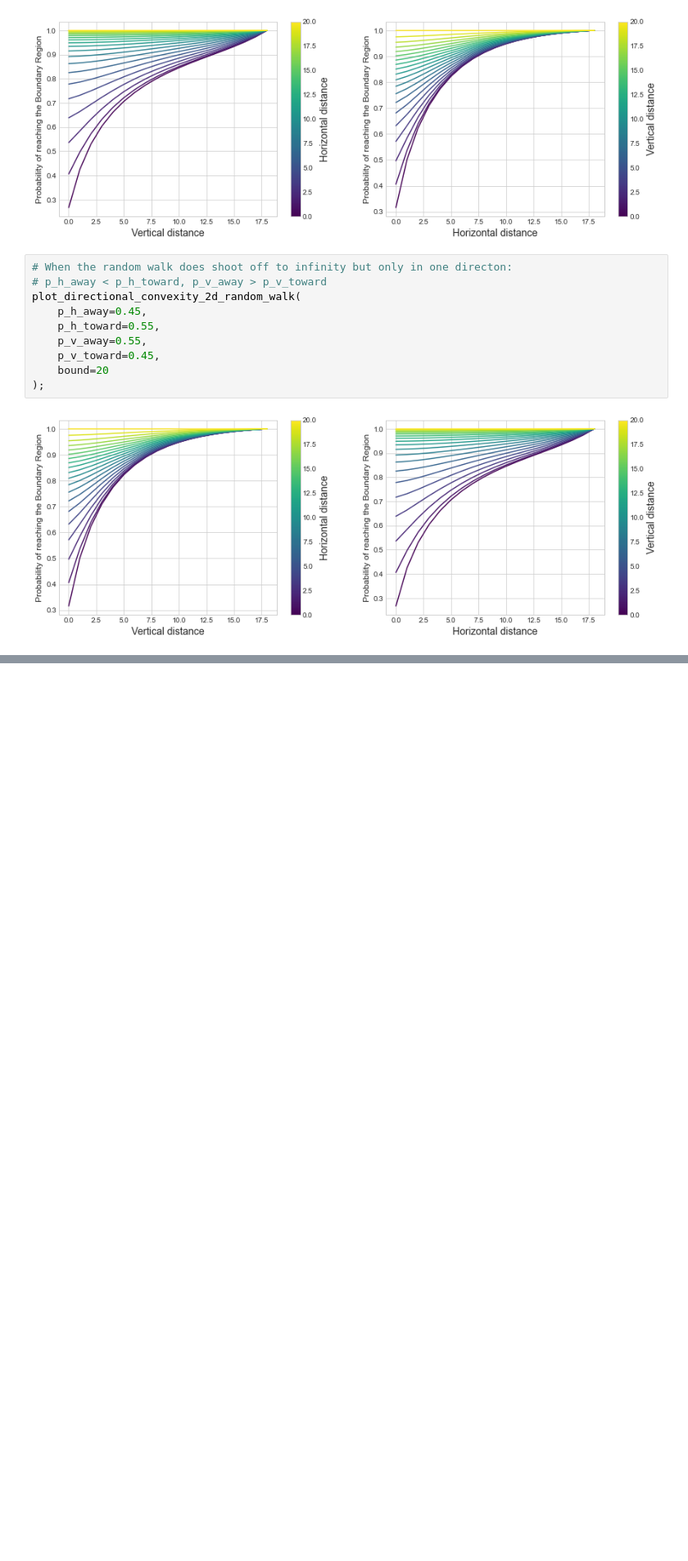
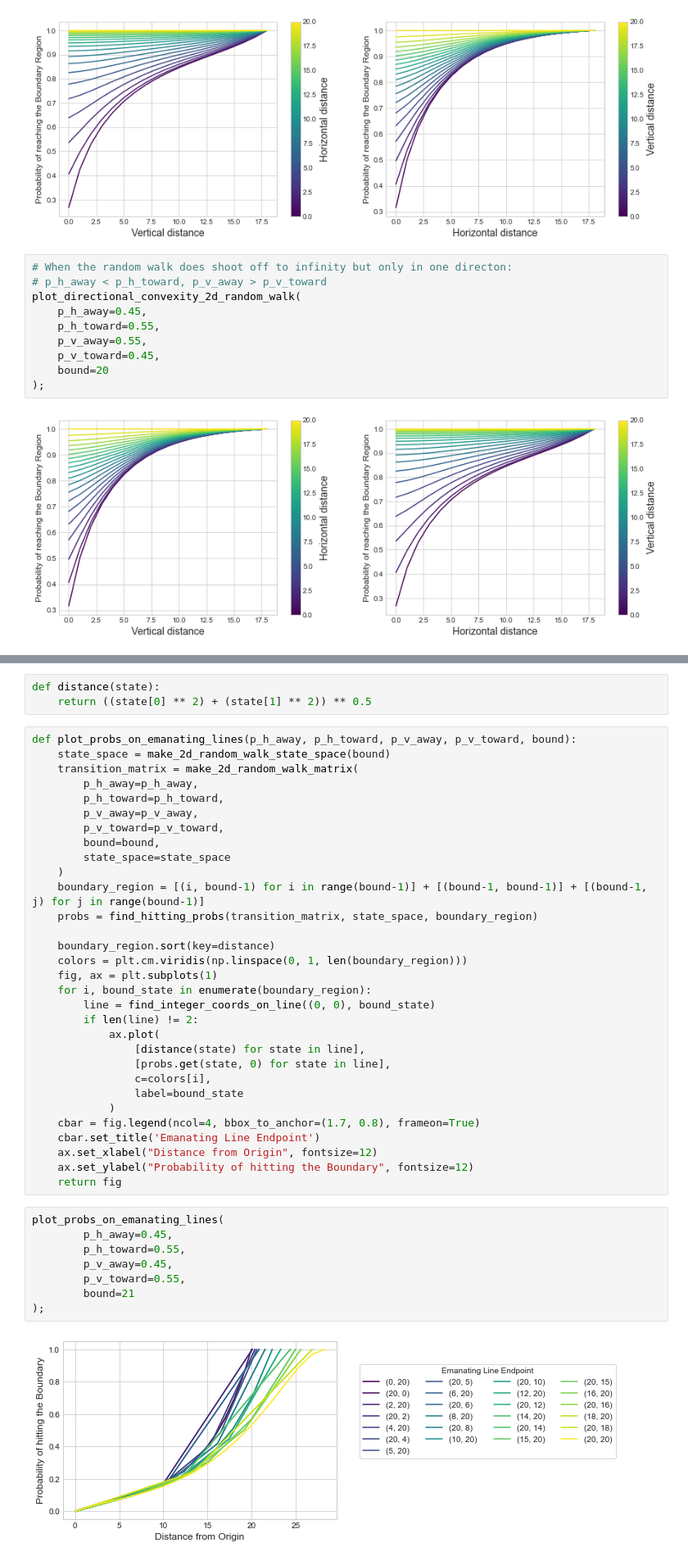
Before and after one commit to geraintpalmer/TruncatingInfiniteMarkovChains, a Jupyter notebook: src/investigate_concavity_convexity_2D_statespace.ipynb, the cells around one changed output, grey strips where cells are left out. Shown at 82% size. Saved outputs shown, nothing was run; the diff lists cells and outputs as text; blank space fills up the shorter version.

```diff
--- a/src/investigate_concavity_convexity_2D_statespace.ipynb
+++ b/src/investigate_concavity_convexity_2D_statespace.ipynb
@@ -326,0 +386,44 @@ plot_directional_convexity_2d_random_walk(
+# %%
+def distance(state):
+    return ((state[0] ** 2) + (state[1] ** 2)) ** 0.5
+# %%
+def plot_probs_on_emanating_lines(p_h_away, p_h_toward, p_v_away, p_v_toward, bound):
+    state_space = make_2d_random_walk_state_space(bound)
+    transition_matrix = make_2d_random_walk_matrix(
+        p_h_away=p_h_away,
+        p_h_toward=p_h_toward,
+        p_v_away=p_v_away,
+        p_v_toward=p_v_toward,
+        bound=bound,
+        state_space=state_space
+    )
+    boundary_region = [(i, bound-1) for i in range(bound-1)] + [(bound-1, bound-1)] + [(bound-1, j) for j in range(bound-1)]
+    probs = find_hitting_probs(transition_matrix, state_space, boundary_region)
+
+    boundary_region.sort(key=distance)
+    colors = plt.cm.viridis(np.linspace(0, 1, len(boundary_region)))
+    fig, ax = plt.subplots(1)
+    for i, bound_state in enumerate(boundary_region):
+        line = find_integer_coords_on_line((0, 0), bound_state)
+        if len(line) != 2:
+            ax.plot(
+                [distance(state) for state in line],
+                [probs.get(state, 0) for state in line],
+                c=colors[i],
+                label=bound_state
+            )
+    cbar = fig.legend(ncol=4, bbox_to_anchor=(1.7, 0.8), frameon=True)
+    cbar.set_title('Emanating Line Endpoint')
+    ax.set_xlabel("Distance from Origin", fontsize=12)
+    ax.set_ylabel("Probability of hitting the Boundary", fontsize=12)
+    return fig
+# %%
+plot_probs_on_emanating_lines(
+        p_h_away=0.45,
+        p_h_toward=0.55,
+        p_v_away=0.45,
+        p_v_toward=0.55,
+        bound=21
+);
+# %% [output]
+[figure, added]
```
Also changed, not shown: parts of 13 cells of this notebook.
